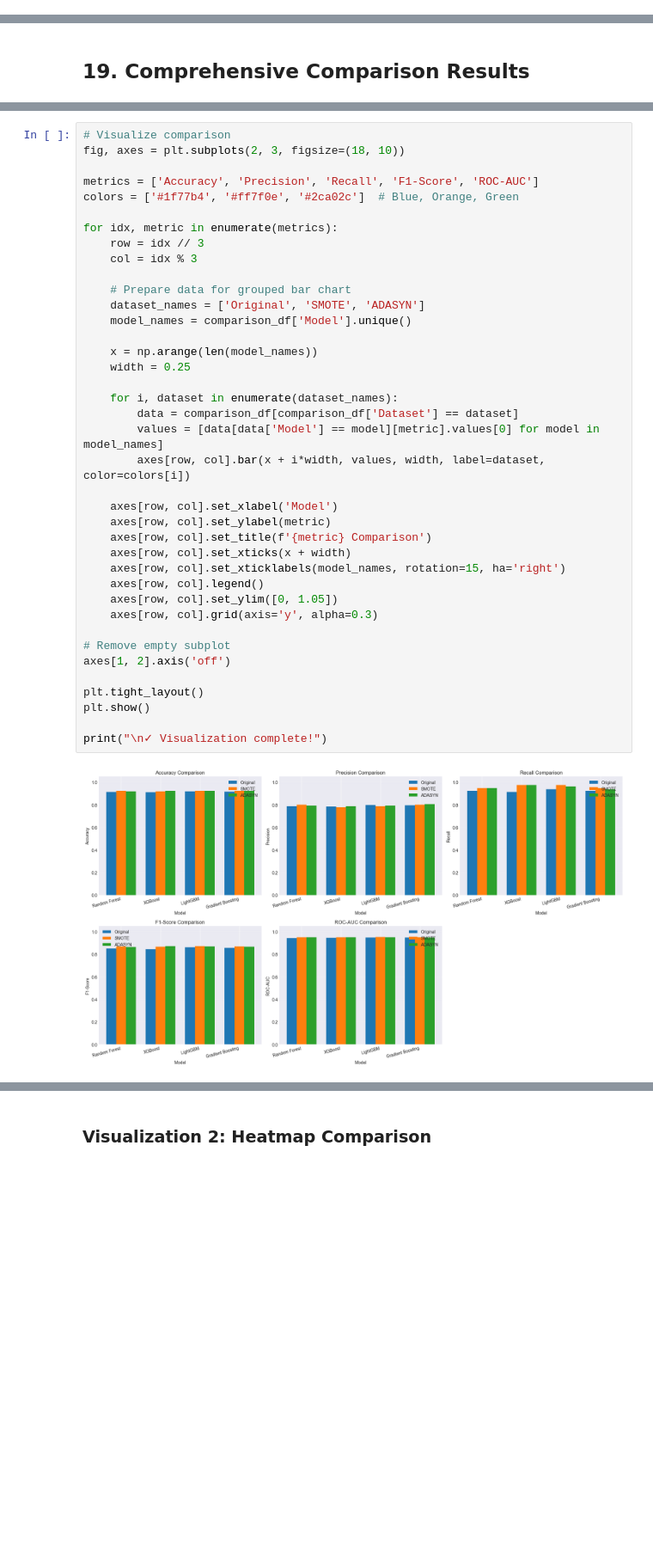
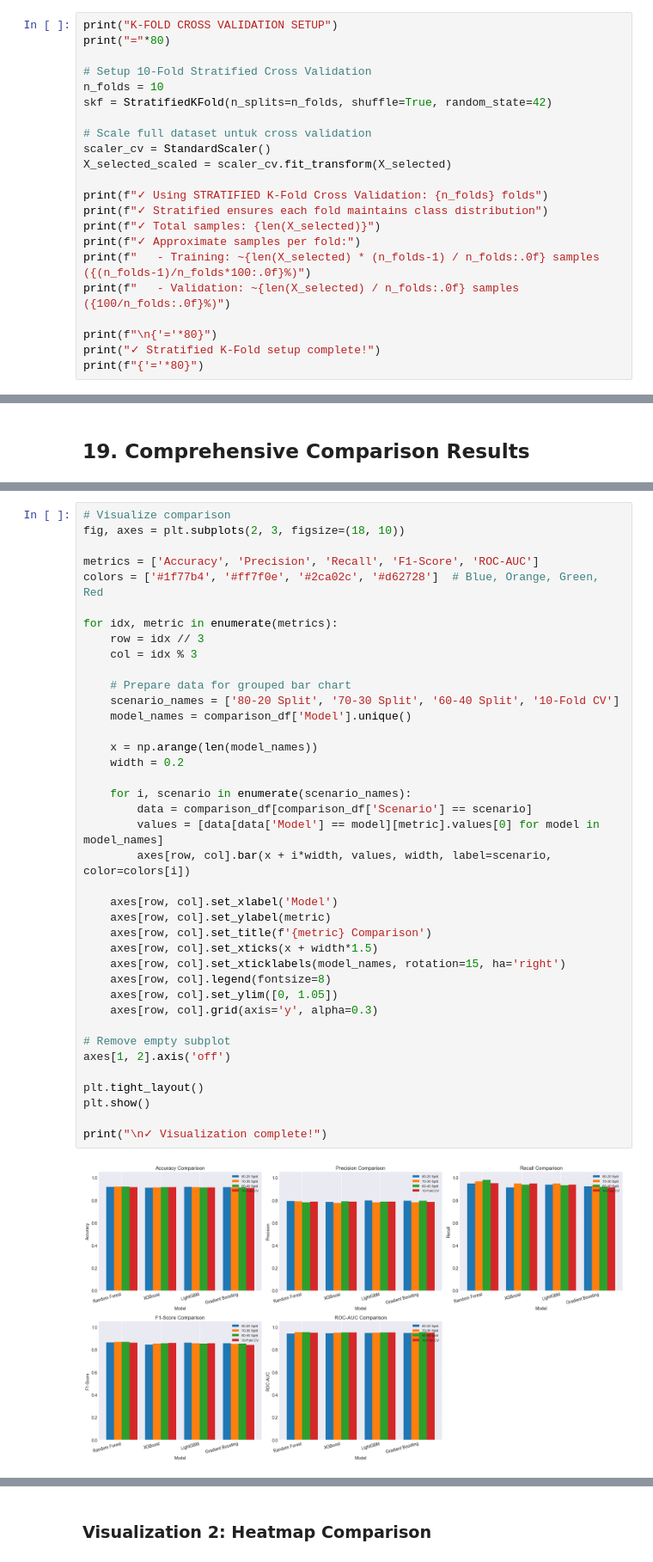
Before and after one commit to ArtEnginer/ENSAMBLE-LEARNING-KREDIT, a Jupyter notebook: ANALISIS_NPL_LENGKAP.ipynb, the cells around one changed output, grey strips where cells are left out. Shown at 86% size. Saved outputs shown, nothing was run; the diff lists cells and outputs as text; blank space fills up the shorter version.

```diff
--- a/ANALISIS_NPL_LENGKAP.ipynb
+++ b/ANALISIS_NPL_LENGKAP.ipynb
@@ -910,0 +861,22 @@ Ready for model training with 3 different datasets!
+# %%
+print("K-FOLD CROSS VALIDATION SETUP")
+print("="*80)
+
+# Setup 10-Fold Stratified Cross Validation
+n_folds = 10
+skf = StratifiedKFold(n_splits=n_folds, shuffle=True, random_state=42)
+
+# Scale full dataset untuk cross validation
+scaler_cv = StandardScaler()
+X_selected_scaled = scaler_cv.fit_transform(X_selected)
+
+print(f"✓ Using STRATIFIED K-Fold Cross Validation: {n_folds} folds")
+print(f"✓ Stratified ensures each fold maintains class distribution")
+print(f"✓ Total samples: {len(X_selected)}")
+print(f"✓ Approximate samples per fold:")
+print(f"   - Training: ~{len(X_selected) * (n_folds-1) / n_folds:.0f} samples ({(n_folds-1)/n_folds*100:.0f}%)")
+print(f"   - Validation: ~{len(X_selected) / n_folds:.0f} samples ({100/n_folds:.0f}%)")
+
+print(f"\n{'='*80}")
+print("✓ Stratified K-Fold setup complete!")
+print(f"{'='*80}")
@@ -1086,42 +1122,42 @@ ROC-AUC:   0.9523
 fig, axes = plt.subplots(2, 3, figsize=(18, 10))
 
 metrics = ['Accuracy', 'Precision', 'Recall', 'F1-Score', 'ROC-AUC']
-colors = ['#1f77b4', '#ff7f0e', '#2ca02c']  # Blue, Orange, Green
+colors = ['#1f77b4', '#ff7f0e', '#2ca02c', '#d62728']  # Blue, Orange, Green, Red
 
 for idx, metric in enumerate(metrics):
     row = idx // 3
     col = idx % 3
 
     # Prepare data for grouped bar chart
-    dataset_names = ['Original', 'SMOTE', 'ADASYN']
+    scenario_names = ['80-20 Split', '70-30 Split', '60-40 Split', '10-Fold CV']
     model_names = comparison_df['Model'].unique()
 
     x = np.arange(len(model_names))
-    width = 0.25
+    width = 0.2
 
-    for i, dataset in enumerate(dataset_names):
-        data = comparison_df[comparison_df['Dataset'] == dataset]
+    for i, scenario in enumerate(scenario_names):
+        data = comparison_df[comparison_df['Scenario'] == scenario]
         values = [data[data['Model'] == model][metric].values[0] for model in model_names]
-        axes[row, col].bar(x + i*width, values, width, label=dataset, color=colors[i])
+        axes[row, col].bar(x + i*width, values, width, label=scenario, color=colors[i])
 
     axes[row, col].set_xlabel('Model')
     axes[row, col].set_ylabel(metric)
     axes[row, col].set_title(f'{metric} Comparison')
-    axes[row, col].set_xticks(x + width)
+    axes[row, col].set_xticks(x + width*1.5)
     axes[row, col].set_xticklabels(model_names, rotation=15, ha='right')
-    axes[row, col].legend()
+    axes[row, col].legend(fontsize=8)
     axes[row, col].set_ylim([0, 1.05])
     axes[row, col].grid(axis='y', alpha=0.3)
 
 # Remove empty subplot
 axes[1, 2].axis('off')
 
 plt.tight_layout()
 plt.show()
 
 print("\n✓ Visualization complete!")
 # %% [output]
-[figure, old version]
+[figure, new version]
 ✓ Visualization complete!
 # %% [markdown]
 ### Visualization 2: Heatmap Comparison
```
Also changed, not shown: parts of 26 cells of this notebook, 1 other file.
